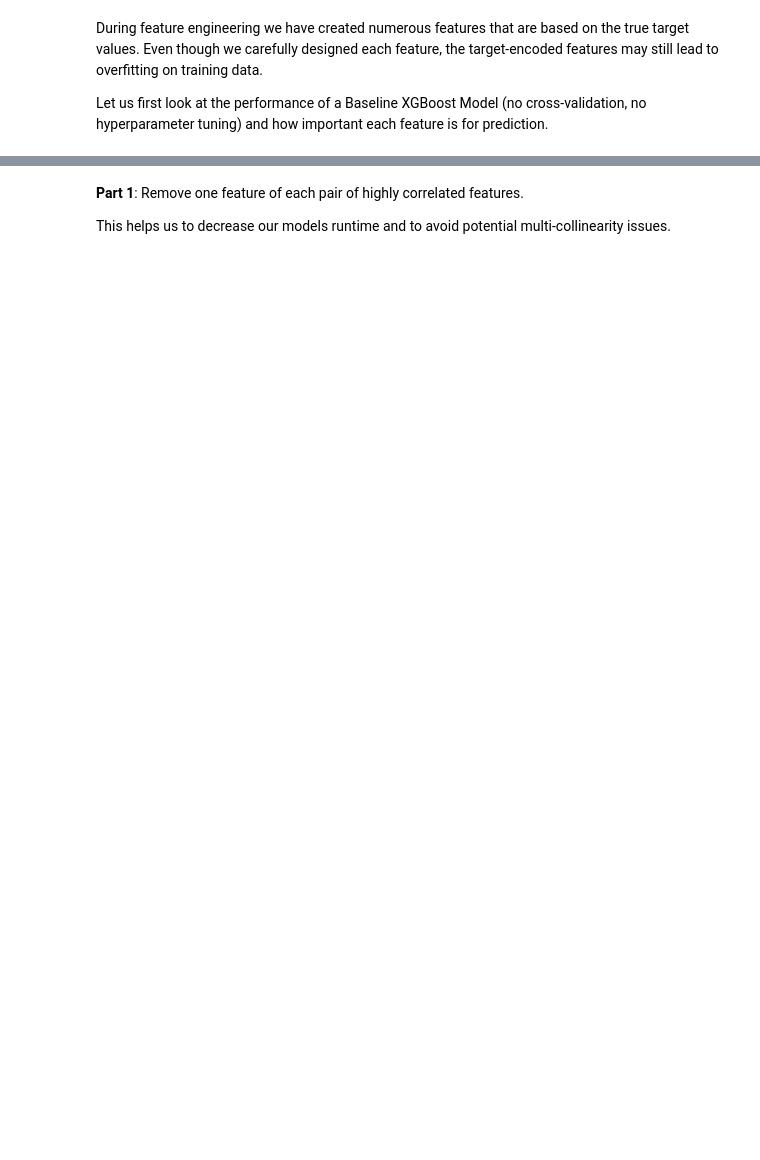
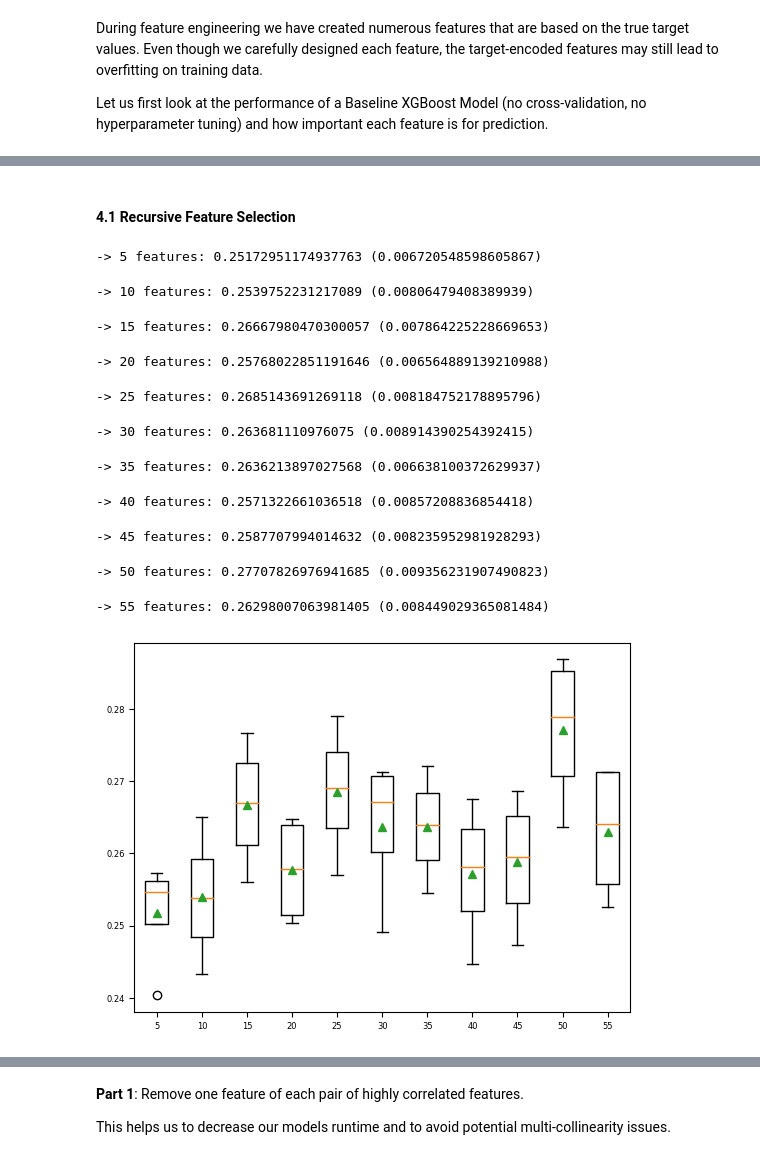
Before and after one commit to lassefschmidt/Ensemble-Learning-on-AirBnb-dataset, a Jupyter notebook: 1_Feature Selection.ipynb, the cells around one changed output, grey strips where cells are left out. Saved outputs shown, nothing was run; the diff lists cells and outputs as text; code cells hidden in the pictures; blank space fills up the shorter version.

```diff
--- a/1_Feature Selection.ipynb
+++ b/1_Feature Selection.ipynb
@@ -192,11 +120,0 @@ results
-# %%
-# split data
-X_train, y_train = prepData.split_frame(airbnb_train)
-X_test , y_test  = prepData.split_frame(airbnb_test)
-
-# build sklearn pipeline
-pipe = Pipeline(steps = [
-    ("preprocessing", prep_pipe),
-    ("feat_selection", RFE(estimator = baseline, n_features_to_select = 1, step = 1, scoring = "r2")),
-    ("model", baseline)
-])
@@ -305,0 +155,65 @@ Text(0.5, 1.0, 'Feature importance')
+# %% [markdown]
+#### 4.1 Recursive Feature Selection
+# %%
+# build sklearn pipelines with varying number of features we want to select
+def get_pipelines():
+    pipes = dict()
+    # which columns we want to drop after preprocessing
+    drop_cols = ["name", "host_id", "geometry", "room_type", "last_review", "last_review_recency",
+                 "lvl1_GeoID", "lvl1_name", "lvl2_GeoID", "lvl2_name", "lvl3_GeoID", "lvl3_name",
+                 "lvl4_GeoID", "lvl4_name"]
+    # get preprocessing pipeline
+    prep_pipe = prepData.PreprocessingPipeline(lambda_type = "sigmoid", min_listings = 0,
+                                           lvl1 = lvl1, lvl2 = lvl2, lvl3 = lvl3, lvl4 = lvl4,
+                                           drop_cols = drop_cols)
+    # get baseline model
+    baseline = XGBRegressor(n_estimators = 100, max_depth = 7, learning_rate = 0.045,
+                            subsample = 0.7, colsample_bytree = 0.8)
+    # create pipelines
+    for i in range(5,56,5):
+        rfe = RFE(estimator = baseline, n_features_to_select = i, step = 5)
+        pipes[i] = Pipeline(steps = [
+            ("preprocessing", prep_pipe),
+            ("feat_selection", rfe),
+            ("model", baseline)
+        ])
+    return pipes
+
+# evaluate a given model using cross-validation
+def evaluate_pipe(pipe, X, y):
+    return cross_validate(pipe, X_train, y_train, scoring = ["r2",
+                                                             "neg_mean_absolute_error",
+                                                             "neg_mean_squared_error"],
+                          cv = 4, n_jobs = -1, return_train_score = True)
+
+# split data
+X_train, y_train = prepData.split_frame(airbnb_train)
+X_test , y_test  = prepData.split_frame(airbnb_test)
+
+# get pipelines
+pipes = get_pipelines()
+
+# evaluate each pipeline and store results
+results, names = list(), list()
+for name, pipe in tqdm(pipes.items()):
+    scores = evaluate_pipe(pipe, X_train, y_train)
+    results.append(scores)
+    names.append(name)
+    print(f"-> {name} features: {scores['test_r2'].mean()} ({scores['test_r2'].std()})")
+
+# plot pipeline performance depending on number of selected features
+plt.boxplot([result["test_r2"] for result in results], labels = names, showmeans = True)
+plt.show()
+# %% [output]
+-> 5 features: 0.25172951174937763 (0.006720548598605867)
+-> 10 features: 0.2539752231217089 (0.00806479408389939)
+-> 15 features: 0.26667980470300057 (0.007864225228669653)
+-> 20 features: 0.25768022851191646 (0.006564889139210988)
+-> 25 features: 0.2685143691269118 (0.008184752178895796)
+-> 30 features: 0.263681110976075 (0.008914390254392415)
+-> 35 features: 0.2636213897027568 (0.006638100372629937)
+-> 40 features: 0.2571322661036518 (0.00857208836854418)
+-> 45 features: 0.2587707994014632 (0.008235952981928293)
+-> 50 features: 0.27707826976941685 (0.009356231907490823)
+-> 55 features: 0.26298007063981405 (0.008449029365081484)
+[figure, new version]
```
Also changed, not shown: parts of 22 cells of this notebook, 1 other file.
